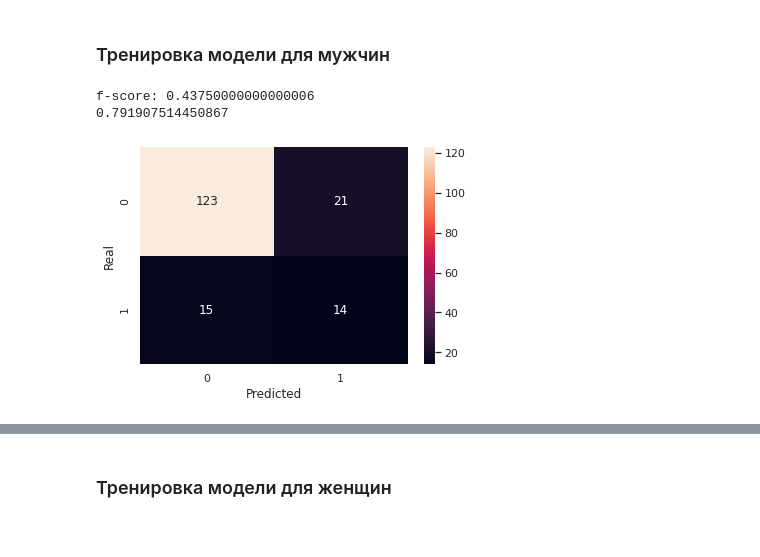
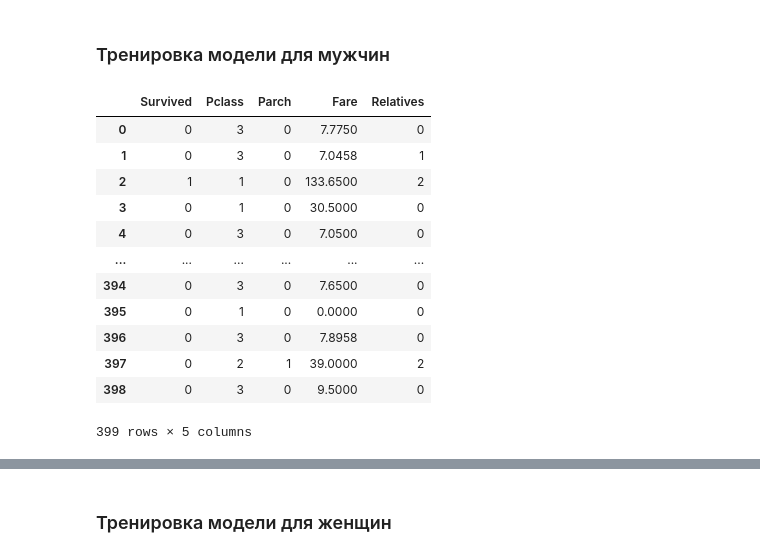
Before and after one commit to VsevolodKozlov-git/kaggle-titanic-competition, a Jupyter notebook: second_try.ipynb, the cells around one changed output, grey strips where cells are left out. Saved outputs shown, nothing was run; the diff lists cells and outputs as text; code cells hidden in the pictures.

```diff
--- a/second_try.ipynb
+++ b/second_try.ipynb
@@ -412,0 +390,5 @@ df_women
+# %%
+def reset_index(dfs):
+    for ind, df in enumerate(dfs):
+        dfs[ind] = df.reset_index(drop=True)
+    return dfs
@@ -432,16 +429,3 @@ def confusion_matrix_and_f_score(X_test, y_test, estimator):
     print('f-score:', f1_score(real, pred))
 # %% [markdown]
 ### Тренировка модели для мужчин
-# %%
-X = df_men.drop(labels='Survived', axis=1)
-y = df_men['Survived']
-X_train, X_test, y_train, y_test = train_test_split(X, y, train_size=0.7)
-
-grid.fit(X_train, y_train)
-estimator_men = grid.best_estimator_
-confusion_matrix_and_f_score(X_test, y_test, estimator_men)
-print(grid.score(X_test, y_test))
-# %% [output]
-f-score: 0.43750000000000006
-0.791907514450867
-[figure, removed]
@@ -447,0 +435,16 @@ f-score: 0.43750000000000006
+# %%
+male_train
+# %% [output]
+|  | Survived | Pclass | Parch | Fare | Relatives |
+| 0 | 0 | 3 | 0 | 7.7750 | 0 |
+| 1 | 0 | 3 | 0 | 7.0458 | 1 |
+| 2 | 1 | 1 | 0 | 133.6500 | 2 |
+| 3 | 0 | 1 | 0 | 30.5000 | 0 |
+| 4 | 0 | 3 | 0 | 7.0500 | 0 |
+| ... | ... | ... | ... | ... | ... |
+| 394 | 0 | 3 | 0 | 7.6500 | 0 |
+| 395 | 0 | 1 | 0 | 0.0000 | 0 |
+| 396 | 0 | 3 | 0 | 7.8958 | 0 |
+| 397 | 0 | 2 | 1 | 39.0000 | 2 |
+| 398 | 0 | 3 | 0 | 9.5000 | 0 |
+399 rows × 5 columns
```
Also changed, not shown: parts of 39 cells of this notebook.
